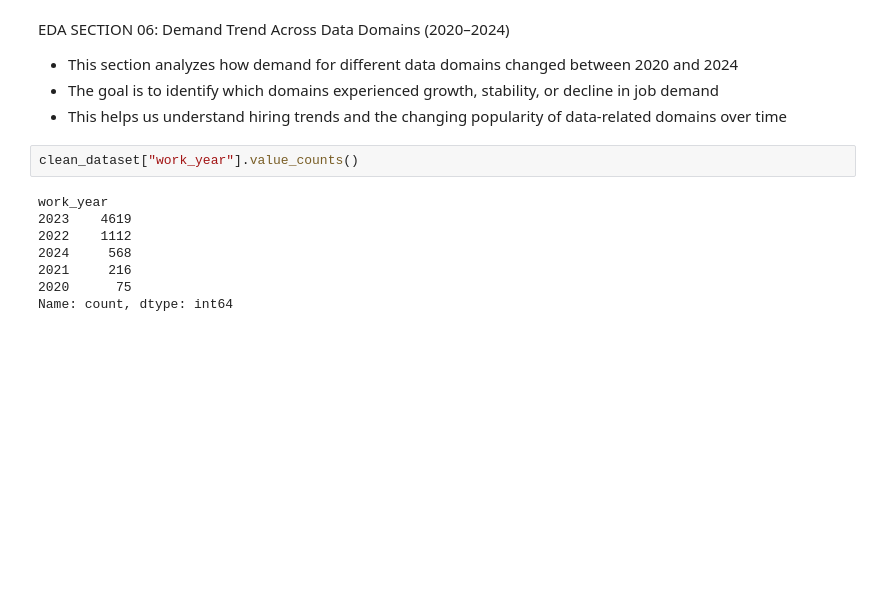
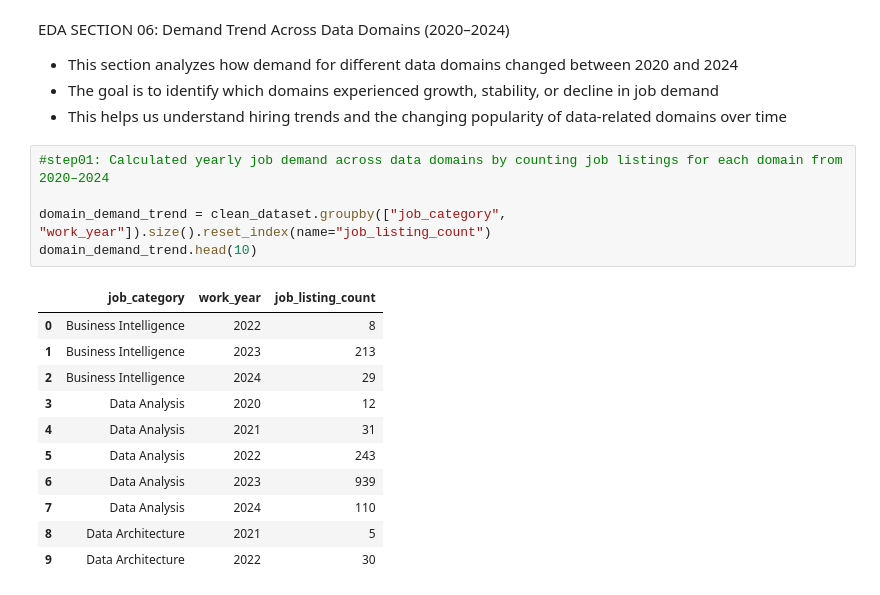
Before and after one commit to Chauhanekta21/Data_Job_Market_Analysis, a Jupyter notebook: main_file.ipynb, the cells around one changed output. Drawn from its saved outputs; the diff is of its cells as text; blank space fills up the shorter version.

Commit message:
Calculated yearly job demand across data domains

```diff
--- a/main_file.ipynb
+++ b/main_file.ipynb
@@ -914,12 +914,19 @@ EDA SECTION 06: Demand Trend Across Data Domains (2020–2024)
 - The goal is to identify which domains experienced growth, stability, or decline in job demand
 - This helps us understand hiring trends and the changing popularity of data-related domains over time
 # %%
-clean_dataset["work_year"].value_counts()
+#step01: Calculated yearly job demand across data domains by counting job listings for each domain from 2020–2024
+
+domain_demand_trend = clean_dataset.groupby(["job_category", "work_year"]).size().reset_index(name="job_listing_count")
+domain_demand_trend.head(10)
 # %% [output]
-work_year
-2023    4619
-2022    1112
-2024     568
-2021     216
-2020      75
-Name: count, dtype: int64
+|  | job_category | work_year | job_listing_count |
+| 0 | Business Intelligence | 2022 | 8 |
+| 1 | Business Intelligence | 2023 | 213 |
+| 2 | Business Intelligence | 2024 | 29 |
+| 3 | Data Analysis | 2020 | 12 |
+| 4 | Data Analysis | 2021 | 31 |
+| 5 | Data Analysis | 2022 | 243 |
+| 6 | Data Analysis | 2023 | 939 |
+| 7 | Data Analysis | 2024 | 110 |
+| 8 | Data Architecture | 2021 | 5 |
+| 9 | Data Architecture | 2022 | 30 |
```
